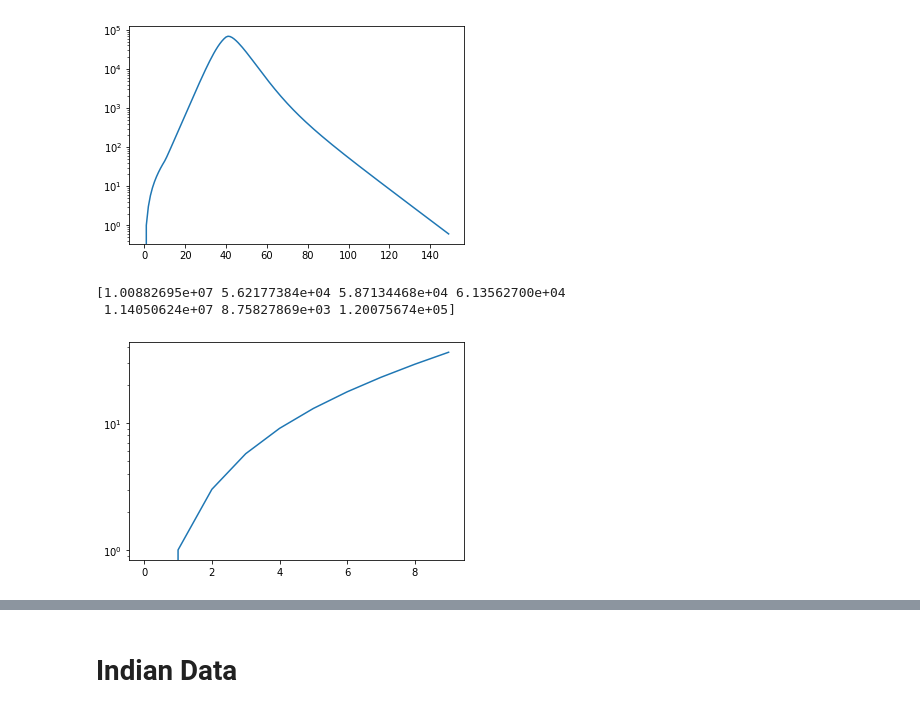
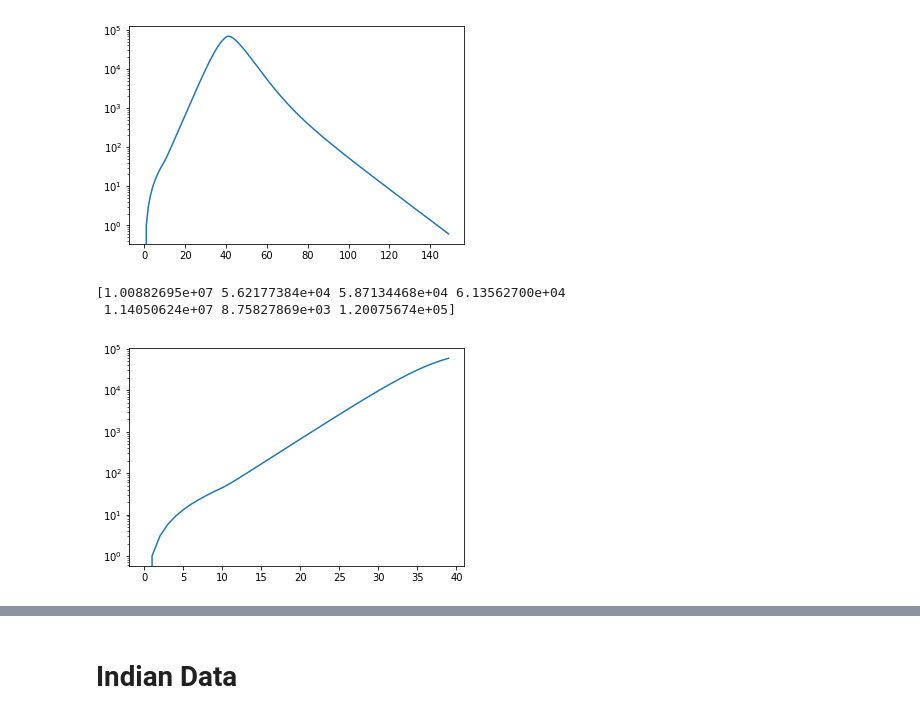
Before and after one commit to Indranil94saha/COVID19-india, a Jupyter notebook: test.ipynb, the cells around one changed output, grey strips where cells are left out. Cells and saved outputs as stored; diff of their text form; code cells hidden in the pictures.

```diff
--- a/test.ipynb
+++ b/test.ipynb
@@ -296,35 +296,35 @@ N0=14.0e6
 S0=0.9*N0
 E0=1.0 #
 I0=0.0 #
 R0=0.0 #
 N0=N0
 D0=0.0 #
 C0=1.0 #
 
 
 #F=10.0
 #beta0=1.68
 #alpha=0.8
 k=1117.3
 #mu=0
 sigma=1.0/3
 gamma=1.0/5
 d=0.2
 lambda_=1/11.2
 
 y0=[S0,E0,I0,R0,N0,D0,C0]
 
 t=range(40)
 sol=odeint(model2,y0,t,args=(k,sigma,gamma,d,lambda_))
-plt.plot(t[:10],sol[:10,2])
+plt.plot(t[:40],sol[:40,2])
 #plt.plot(t,sol[:,3])
 plt.yscale('log')
 #plt.xscale('log')
 print(sol[-1])
 # %% [output]
 [1.00882695e+07 5.62177384e+04 5.87134468e+04 6.13562700e+04
  1.14050624e+07 8.75827869e+03 1.20075674e+05]
-[figure, old version]
+[figure, new version]
 # %%
  N0=14.0e6
 
```
Also changed, not shown: parts of 1 cell of this notebook.
